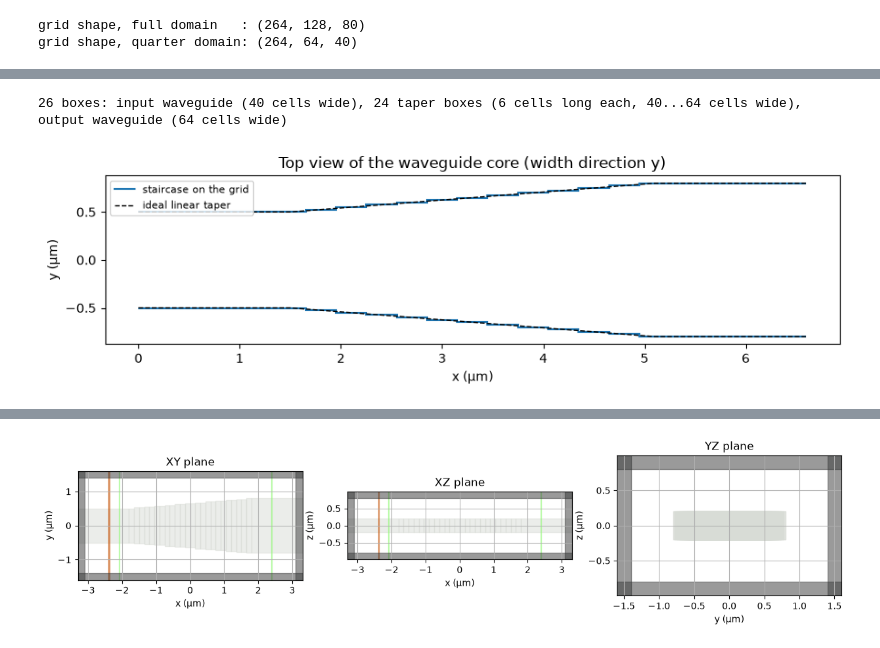
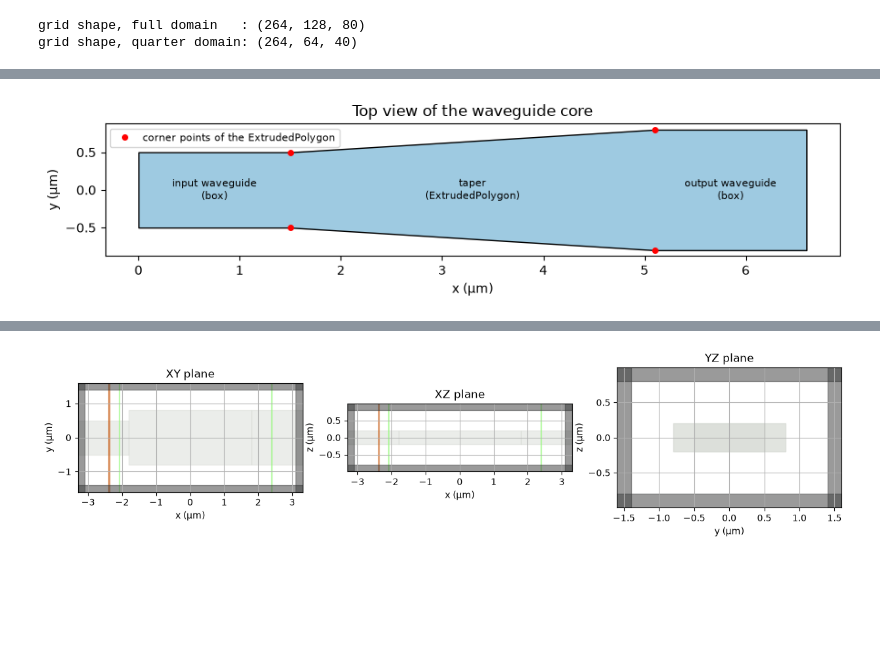
Before and after one commit to renaissancenerd/fdtdx-notebooks, a Jupyter notebook: advanced/02_simulation_symmetry.ipynb, the cells around one changed output, grey strips where cells are left out. Drawn from its saved outputs; the diff is of its cells as text; code cells hidden in the pictures; blank space fills up the shorter version.

```diff
--- a/advanced/02_simulation_symmetry.ipynb
+++ b/advanced/02_simulation_symmetry.ipynb
@@ -176,46 +264,37 @@ at its centre, rounded to the nearest even number of cells. The figure below com
-# %%
-N_SEG = 24                                    # number of boxes that make up the taper
-w_in_cells, w_out_cells, h_cells = to_cells(w_in), to_cells(w_out), to_cells(h)
-L_in_cells, L_taper_cells = to_cells(L_in), to_cells(L_taper)
-L_out_cells = grid_shape[0] - L_in_cells - L_taper_cells
-seg_len_cells = L_taper_cells // N_SEG
-assert seg_len_cells * N_SEG == L_taper_cells, "taper length must be a multiple of N_SEG cells"
-assert all(c % 2 == 0 for c in (w_in_cells, w_out_cells, h_cells)), (
-    "waveguide width and thickness must be an even number of cells so that the "
-    "waveguide is centred exactly on the mirror planes"
-)
-
-# width (in cells) of each taper box: linear interpolation at the box centre, snapped to an even number of cells
-taper_widths = [
-    w_in_cells + 2 * round((w_out_cells - w_in_cells) * (i + 0.5) / N_SEG / 2) for i in range(N_SEG)
-]
-
-# list of (length in cells, width in cells) for the full chain of boxes
-box_chain = [(L_in_cells, w_in_cells)] + [(seg_len_cells, w) for w in taper_widths] + [(L_out_cells, w_out_cells)]
-print(f"{len(box_chain)} boxes: input waveguide ({w_in_cells} cells wide), {N_SEG} taper boxes "
-      f"({seg_len_cells} cells long each, {taper_widths[0]}...{taper_widths[-1]} cells wide), "
-      f"output waveguide ({w_out_cells} cells wide)")
-
-# Compare the staircase with the ideal linear taper
-x_edges = np.concatenate([[0], np.cumsum([L for L, _ in box_chain])]) * dx * 1e6
-stair_w = [w * dx * 1e6 for _, w in box_chain]
-x_ideal = np.array([0, L_in, L_in + L_taper, domain_x]) * 1e6
-w_ideal = np.array([w_in, w_in, w_out, w_out]) * 1e6
-
-fig, ax = plt.subplots(figsize=(9, 2.8))
-ax.stairs(np.array(stair_w) / 2, x_edges, baseline=None, color="C0", lw=1.5, label="staircase on the grid")
-ax.stairs(-np.array(stair_w) / 2, x_edges, baseline=None, color="C0", lw=1.5)
-ax.plot(x_ideal, w_ideal / 2, "k--", lw=1, label="ideal linear taper")
-ax.plot(x_ideal, -w_ideal / 2, "k--", lw=1)
-ax.set_xlabel("x (µm)")
-ax.set_ylabel("y (µm)")
-ax.set_title("Top view of the waveguide core (width direction y)")
-ax.legend(loc="upper left", fontsize=8)
-plt.tight_layout()
-plt.show()
-# %% [output]
-26 boxes: input waveguide (40 cells wide), 24 taper boxes (6 cells long each, 40...64 cells wide), output waveguide (64 cells wide)
-[figure, removed]
+# %%
+w_in_cells, w_out_cells, h_cells = to_cells(w_in), to_cells(w_out), to_cells(h)
+assert all(c % 2 == 0 for c in (w_in_cells, w_out_cells, h_cells)), (
+    "waveguide width and thickness must be an even number of cells so that the "
+    "waveguide is centred exactly on the mirror planes"
+)
+
+# Corner points of the taper in the x-y plane, in metres, relative to the centre of its bounding box.
+taper_vertices = np.array([
+    [-L_taper / 2, -w_in / 2],     # start of the taper, lower edge
+    [+L_taper / 2, -w_out / 2],    # end of the taper, lower edge
+    [+L_taper / 2, +w_out / 2],    # end of the taper, upper edge
+    [-L_taper / 2, +w_in / 2],     # start of the taper, upper edge
+])
+
+# Outline of the whole core as seen from above (x and half-width in µm). We reuse it in the plots below.
+x_outline = np.array([0, L_in, L_in + L_taper, domain_x]) * 1e6
+half_w_outline = np.array([w_in, w_in, w_out, w_out]) / 2 * 1e6
+
+fig, ax = plt.subplots(figsize=(9, 2.4))
+ax.fill_between(x_outline, -half_w_outline, half_w_outline, color="#9ecae1", ec="k", lw=1)
+ax.plot(L_in * 1e6 + (taper_vertices[:, 0] + L_taper / 2) * 1e6, taper_vertices[:, 1] * 1e6, "ro", ms=4,
+        label="corner points of the ExtrudedPolygon")
+for x, name in [(L_in / 2, "input waveguide\n(box)"), (L_in + L_taper / 2, "taper\n(ExtrudedPolygon)"),
+                (L_in + L_taper + L_out / 2, "output waveguide\n(box)")]:
+    ax.text(x * 1e6, 0, name, ha="center", va="center", fontsize=8)
+ax.set_xlabel("x (µm)")
+ax.set_ylabel("y (µm)")
+ax.set_title("Top view of the waveguide core")
+ax.legend(loc="upper left", fontsize=8)
+plt.tight_layout()
+plt.show()
+# %% [output]
+[figure, added]
 # %% [markdown]
 ## 5. The simulation scene
 
```
Also changed, not shown: parts of 30 cells of this notebook.
